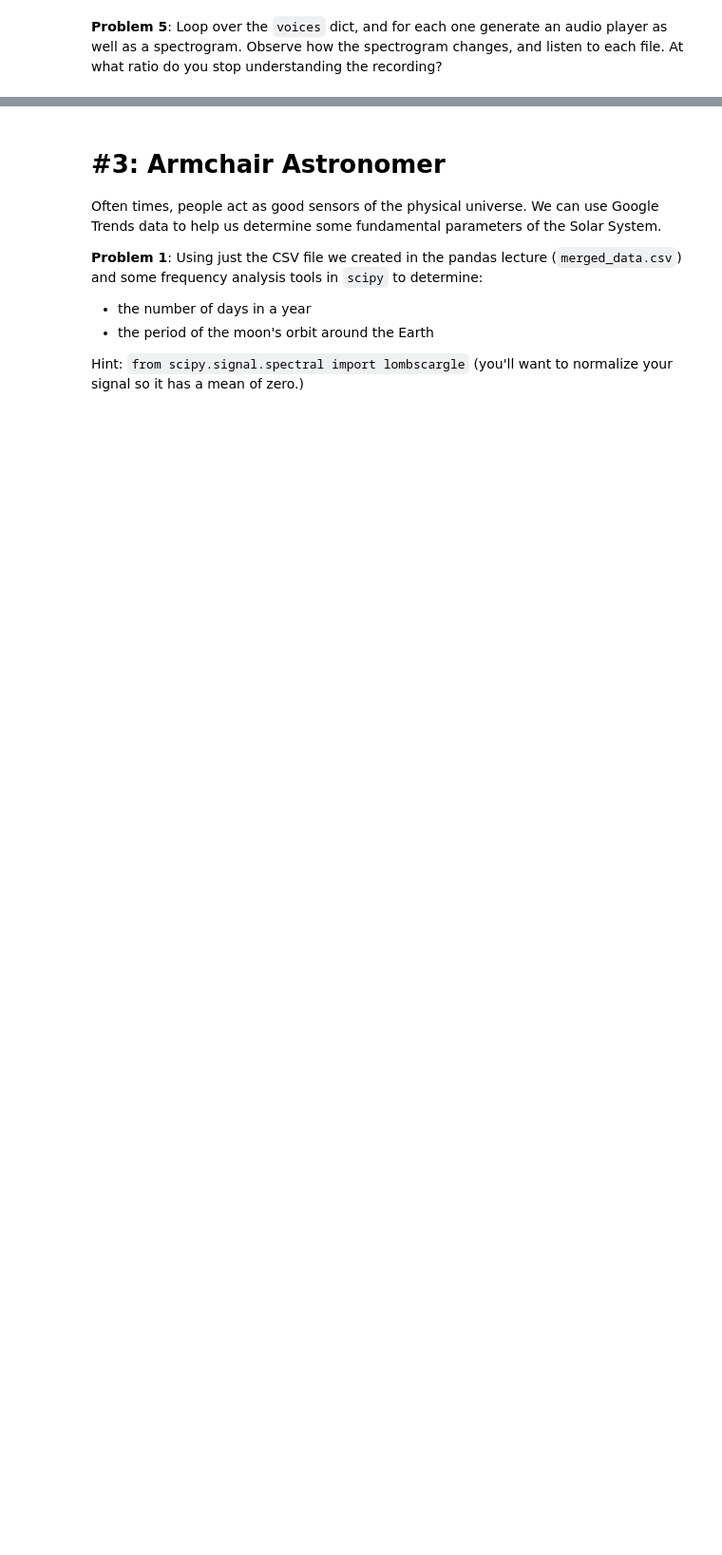
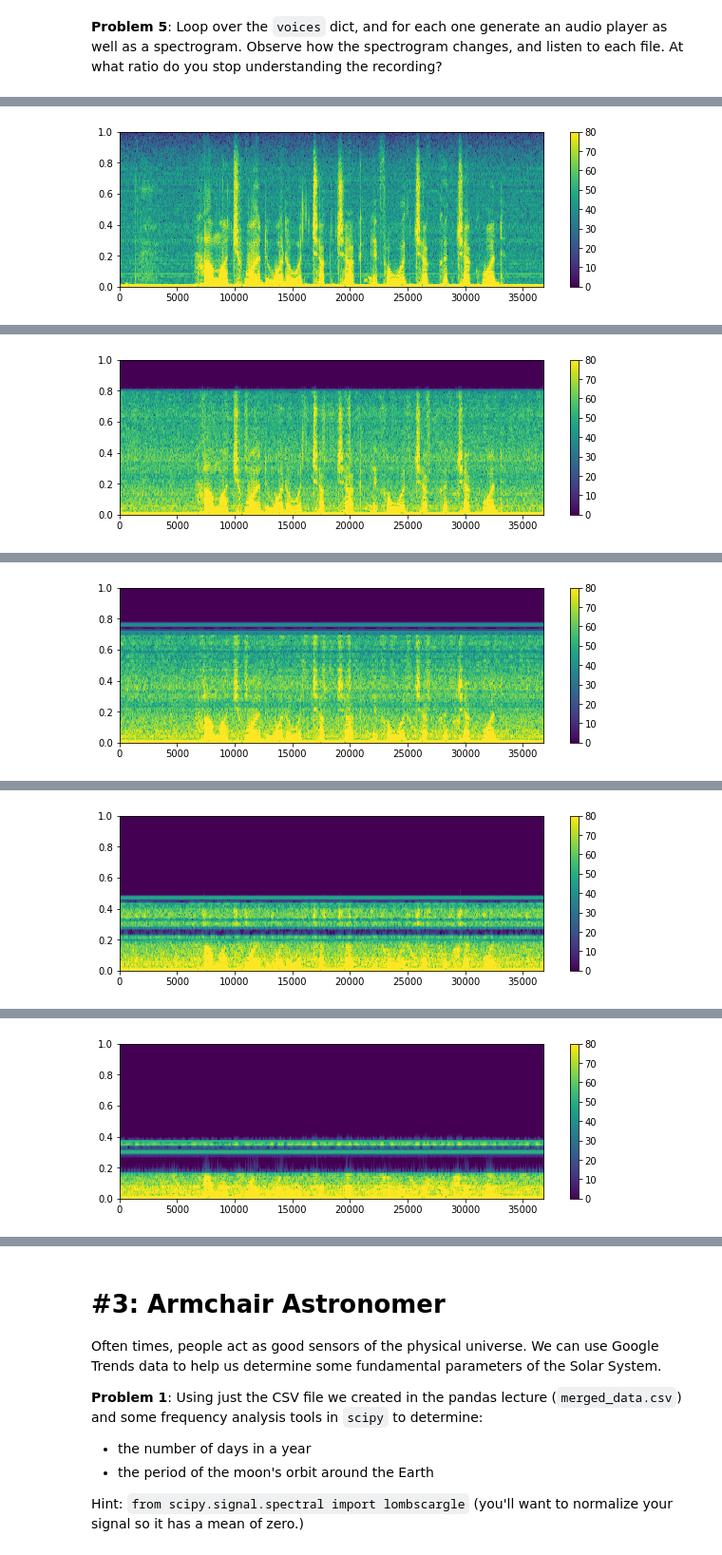
Before and after one commit to hayleybounds/bounds_ay250_homework, a Jupyter notebook: hw_1/hw_1_assignment.ipynb, the cells around one changed output, grey strips where cells are left out. Shown at 95% size. Drawn from its saved outputs; the diff is of its cells as text; code cells hidden in the pictures; blank space fills up the shorter version.

```diff
--- a/hw_1/hw_1_assignment.ipynb
+++ b/hw_1/hw_1_assignment.ipynb
@@ -358,6 +383,7 @@ If the input file is named `a.wav` and the compression fraction is 0.9, the outp
 
 - you may need to use the `astype` method of numpy arrays to get the correct data type for `wav` files.
 # %%
+import scipy.io.wavfile as wav
 def compress_wav(fname, fraction):
     """Compress an audio signal stored in an input wav file.
 
@@ -386,7 +412,13 @@ def compress_wav(fname, fraction):
     new_fname : string
       Auto-generated filename of the compressed signal.
     """
-
+    wav_dat = wav.read(fname)
+    rate = wav_dat[0]
+    x = wav_dat[1]
+    x_approx = compress_signal(x, fraction)
+    new_fname = fname.replace('.wav', '_comp_'+str(fraction))
+    wav.write(new_fname, rate, x_approx.astype('float32'))
+    return rate, x, x_approx, new_fname
     # your code here
 # %% [markdown]
 **Problem 4**: Study the effect of compressing the input file at different ratios: 0.1, 0.5, 0.75, 0.9, 0.95, 0.99.
@@ -401,0 +432,5 @@ You will create an `OrderedDict` called `voices`, with:
+# %%
+from collections import OrderedDict
+voices = OrderedDict()
+for ratio in [ 0.1, 0.5, 0.75, 0.9, 0.95, 0.99]:
+    voices[ratio] = compress_wav(audio_path, ratio)[2:4]
@@ -405,0 +457,7 @@ You will create an `OrderedDict` called `voices`, with:
+# %%
+for key , v in voices.items():
+    Audio(v[1])
+    specgram_cbar(v[0])
+
+#I can't understand it above .75
+# %% [output]
@@ -405,0 +465 @@ You will create an `OrderedDict` called `voices`, with:
+[figure, added]
@@ -405,0 +467 @@ You will create an `OrderedDict` called `voices`, with:
+[figure, added]
@@ -405,0 +469 @@ You will create an `OrderedDict` called `voices`, with:
+[figure, added]
@@ -405,0 +471 @@ You will create an `OrderedDict` called `voices`, with:
+[figure, added]
@@ -405,0 +473 @@ You will create an `OrderedDict` called `voices`, with:
+[figure, added]
```
Also changed, not shown: parts of 19 cells of this notebook.
